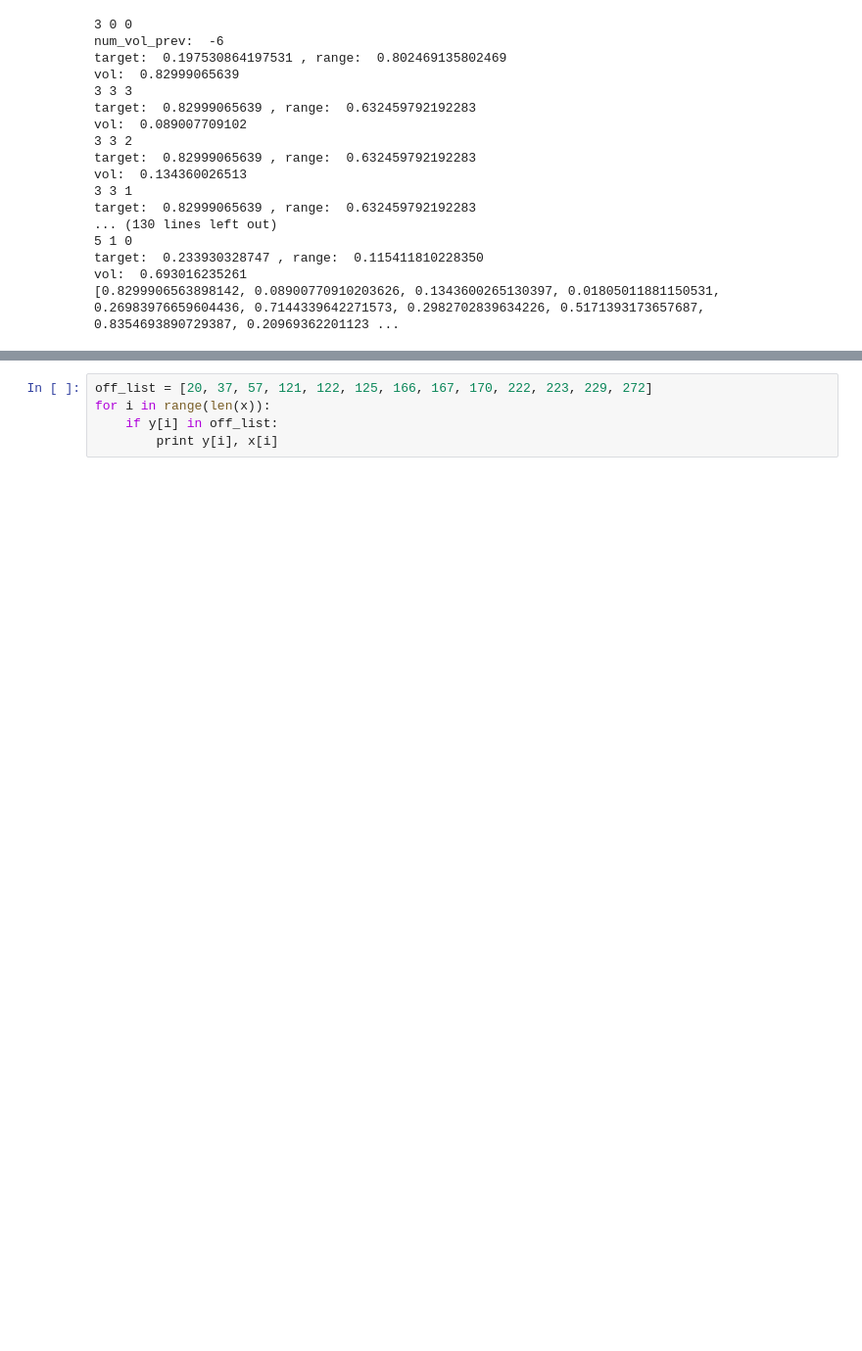
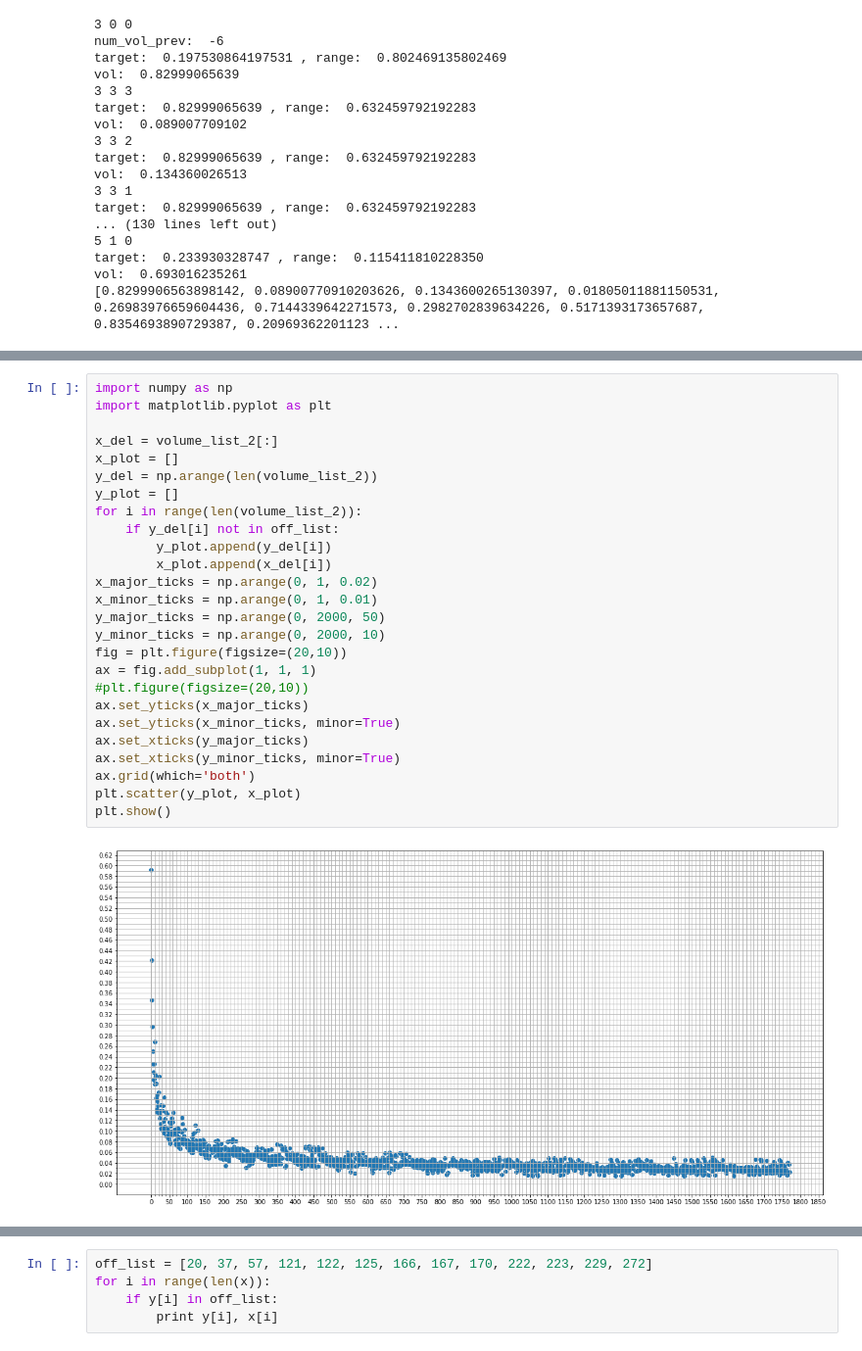
Before and after one commit to caoandong/Calabi_Yau, a Jupyter notebook: triangulate/Triangulate_2.ipynb, the cells around one changed output, grey strips where cells are left out. Shown at 98% size. Cells and saved outputs as stored; diff of their text form; blank space fills up the shorter version.

```diff
--- a/triangulate/Triangulate_2.ipynb
+++ b/triangulate/Triangulate_2.ipynb
@@ -1237,0 +1309,28 @@ plt.show()
+# %%
+import numpy as np
+import matplotlib.pyplot as plt
+
+x_del = volume_list_2[:]
+x_plot = []
+y_del = np.arange(len(volume_list_2))
+y_plot = []
+for i in range(len(volume_list_2)):
+    if y_del[i] not in off_list:
+        y_plot.append(y_del[i])
+        x_plot.append(x_del[i])
+x_major_ticks = np.arange(0, 1, 0.02)
+x_minor_ticks = np.arange(0, 1, 0.01)
+y_major_ticks = np.arange(0, 2000, 50)
+y_minor_ticks = np.arange(0, 2000, 10)
+fig = plt.figure(figsize=(20,10))
+ax = fig.add_subplot(1, 1, 1)
+#plt.figure(figsize=(20,10))
+ax.set_yticks(x_major_ticks)
+ax.set_yticks(x_minor_ticks, minor=True)
+ax.set_xticks(y_major_ticks)
+ax.set_xticks(y_minor_ticks, minor=True)
+ax.grid(which='both')
+plt.scatter(y_plot, x_plot)
+plt.show()
+# %% [output]
+[figure, added]
```
Also changed, not shown: parts of 11 cells of this notebook, 3 other files.
